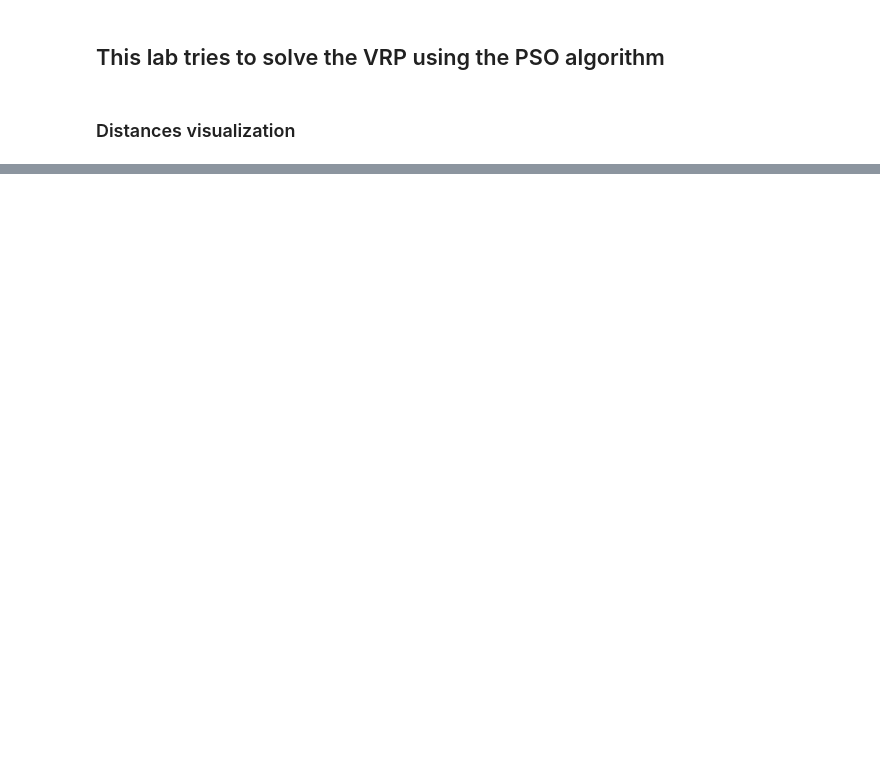
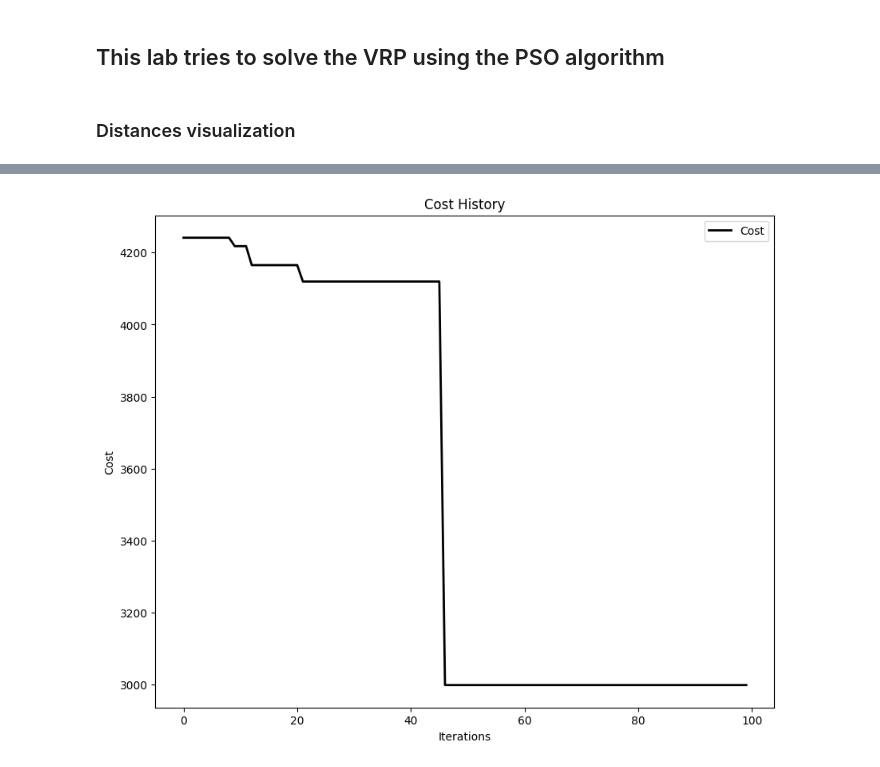
Before and after one commit to volodymyrkir/computational_intelligence, a Jupyter notebook: lab4/workbook.ipynb, the cells around one changed output, grey strips where cells are left out. Drawn from its saved outputs; the diff is of its cells as text; code cells hidden in the pictures; blank space fills up the shorter version.

```diff
--- a/lab4/workbook.ipynb
+++ b/lab4/workbook.ipynb
@@ -92,0 +202,17 @@ def objective_function(x):
+# %%
+# Absolutely random initial pos converges pretty slowly, so heuristic is used:
+# 1. The biggest truck is used
+# 2. Trucks start at known sources looped
+
+def generate_initial_pos(n_particles):
+    sources = combined_df["Source"].to_list()
+    random.shuffle(sources)
+    sources_bag = itertools.cycle(sources)
+
+    def generate_schedule():
+        return [0] + [int(sources_bag.__next__()[5:])] + [random.randint(0, 61) for _ in range(T - 1)]
+
+    def generate_particle():
+        return list(itertools.chain(*[generate_schedule() for _ in range(N)]))
+
+    return np.array([generate_particle() for _ in range(n_particles)], dtype=float)
@@ -93,7 +240,20 @@ def objective_function(x):
 # %%
+dimensions = N * (T + 1)
+schedule_max_bound = [2] + [61] * T
+bounds = (np.zeros(dimensions), np.array(schedule_max_bound * N))
+n_particles=50
+
+def objective_function(x):
+    return np.array([evaluate(x[i]) for i in range(x.shape[0])])
+
 optimizer = ps.global_best.GlobalBestPSO(
-    n_particles=30,
+    n_particles=n_particles,
     dimensions=dimensions,
-    options={'c1': 0.5, 'c2': 0.3, 'w': 0.9},
-    bounds=bounds
+    options={'c1': 0.3, 'c2': 0.5, 'w': 0.1},
+    bounds=bounds,
+    velocity_clamp=(0, 61),
+    vh_strategy="invert",
+    init_pos=generate_initial_pos(n_particles)
 )
+
+best_cost, best_solution = optimizer.optimize(objective_function, iters=100)
@@ -109,0 +299,5 @@ Best solution shape: (13905,)
+# %%
+plot_cost_history(cost_history=optimizer.cost_history)
+plt.show()
+# %% [output]
+[figure, added]
```
Also changed, not shown: parts of 14 cells of this notebook, 2 other files.
